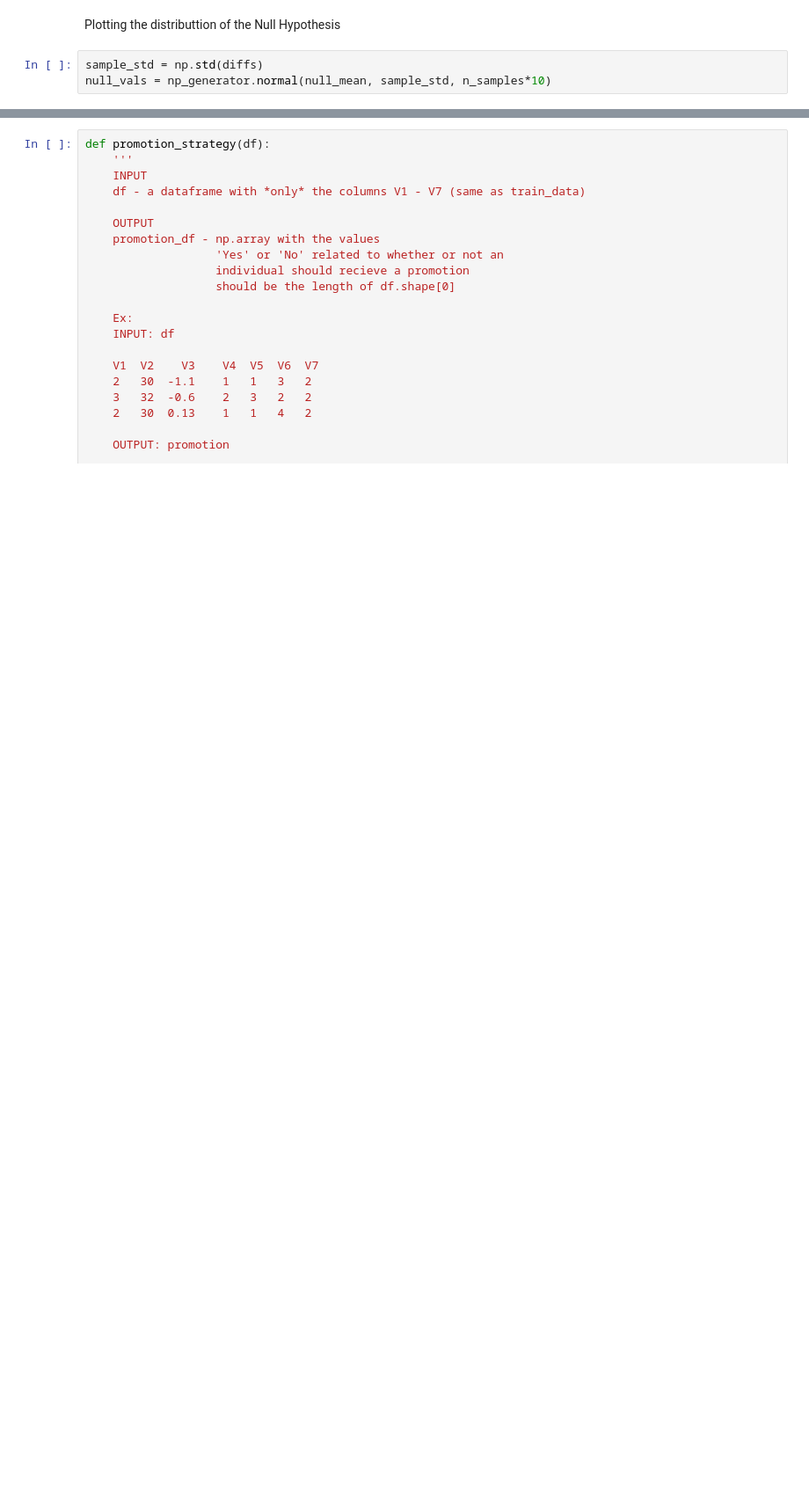
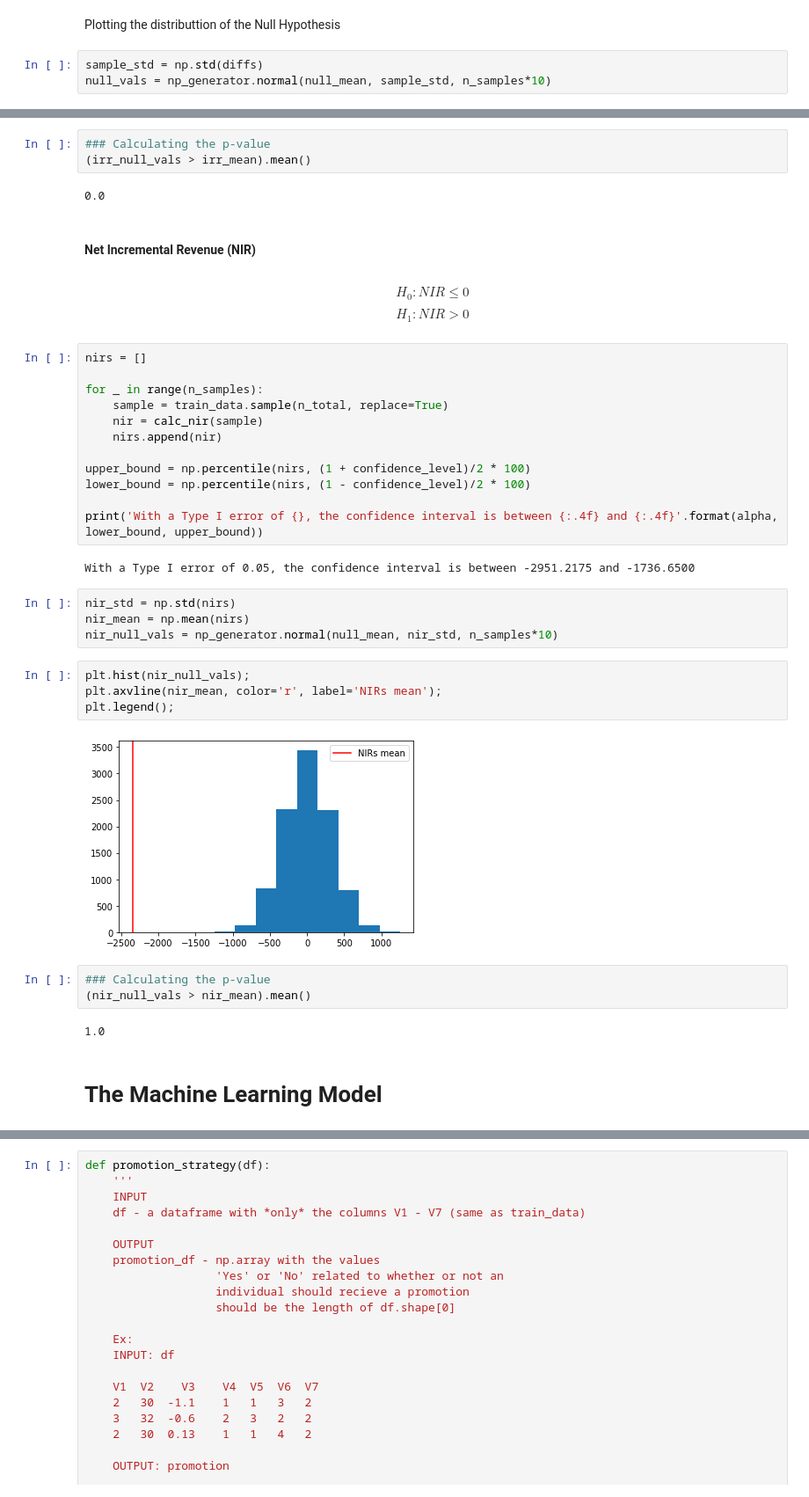
Before and after one commit to boa50/starbucks-promotions, a Jupyter notebook: Starbucks.ipynb, the cells around one changed output, grey strips where cells are left out. Shown: that part at 88% size. Saved outputs shown, nothing was run; the diff lists cells and outputs as text; blank space fills up the shorter version.

```diff
--- a/Starbucks.ipynb
+++ b/Starbucks.ipynb
@@ -197,0 +287,41 @@ By the simulation approach the p-value is 0.4948
+# %%
+### Calculating the p-value
+(irr_null_vals > irr_mean).mean()
+# %% [output]
+0.0
+# %% [markdown]
+#### Net Incremental Revenue (NIR)
+# %% [markdown]
+$$ H_0: NIR \leqslant 0$$
+$$ H_1: NIR > 0$$
+# %%
+nirs = []
+
+for _ in range(n_samples):
+    sample = train_data.sample(n_total, replace=True)
+    nir = calc_nir(sample)
+    nirs.append(nir)
+
+upper_bound = np.percentile(nirs, (1 + confidence_level)/2 * 100)
+lower_bound = np.percentile(nirs, (1 - confidence_level)/2 * 100)
+
+print('With a Type I error of {}, the confidence interval is between {:.4f} and {:.4f}'.format(alpha, lower_bound, upper_bound))
+# %% [output]
+With a Type I error of 0.05, the confidence interval is between -2951.2175 and -1736.6500
+# %%
+nir_std = np.std(nirs)
+nir_mean = np.mean(nirs)
+nir_null_vals = np_generator.normal(null_mean, nir_std, n_samples*10)
+# %%
+plt.hist(nir_null_vals);
+plt.axvline(nir_mean, color='r', label='NIRs mean');
+plt.legend();
+# %% [output]
+[figure, added]
+# %%
+### Calculating the p-value
+(nir_null_vals > nir_mean).mean()
+# %% [output]
+1.0
+# %% [markdown]
+# The Machine Learning Model
```
Also changed, not shown: parts of 23 cells of this notebook.
